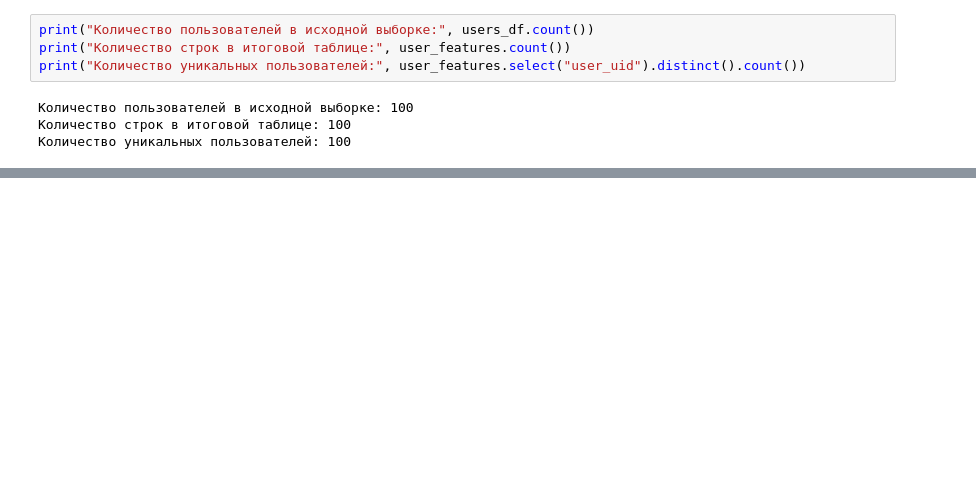
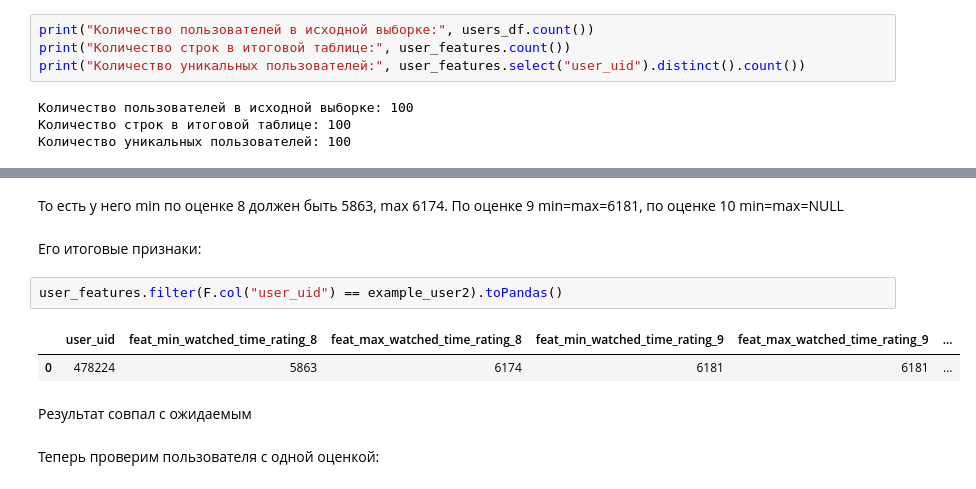
Before and after one commit to BeSoEv/BigData, a Jupyter notebook: spark-optimization/notebooks/user_features.ipynb, the cells around one changed output, grey strips where cells are left out. Saved outputs shown, nothing was run; the diff lists cells and outputs as text; blank space fills up the shorter version.

```diff
--- a/spark-optimization/notebooks/user_features.ipynb
+++ b/spark-optimization/notebooks/user_features.ipynb
@@ -350,0 +506,13 @@ print("Количество уникальных пользователей:", u
+# %% [markdown]
+То есть у него min по оценке 8 должен быть 5863, max 6174. По оценке 9 min=max=6181, по оценке 10 min=max=NULL
+# %% [markdown]
+Его итоговые признаки:
+# %%
+user_features.filter(F.col("user_uid") == example_user2).toPandas()
+# %% [output]
+|  | user_uid | feat_min_watched_time_rating_8 | feat_max_watched_time_rating_8 | feat_min_watched_time_rating_9 | feat_max_watched_time_rating_9 | ... |
+| 0 | 478224 | 5863 | 6174 | 6181 | 6181 | ... |
+# %% [markdown]
+Результат совпал с ожидаемым
+# %% [markdown]
+Теперь проверим пользователя с одной оценкой:
```
Also changed, not shown: parts of 36 cells of this notebook, 1 other file.
